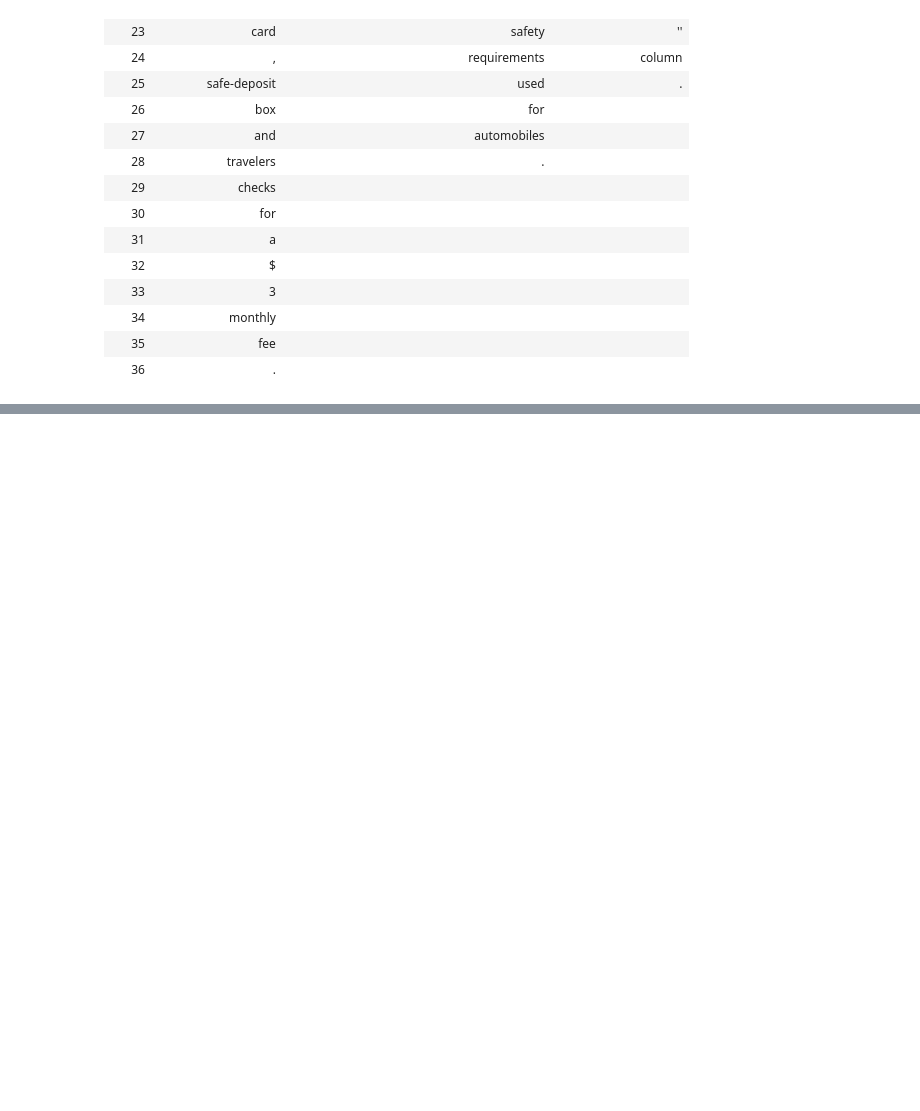
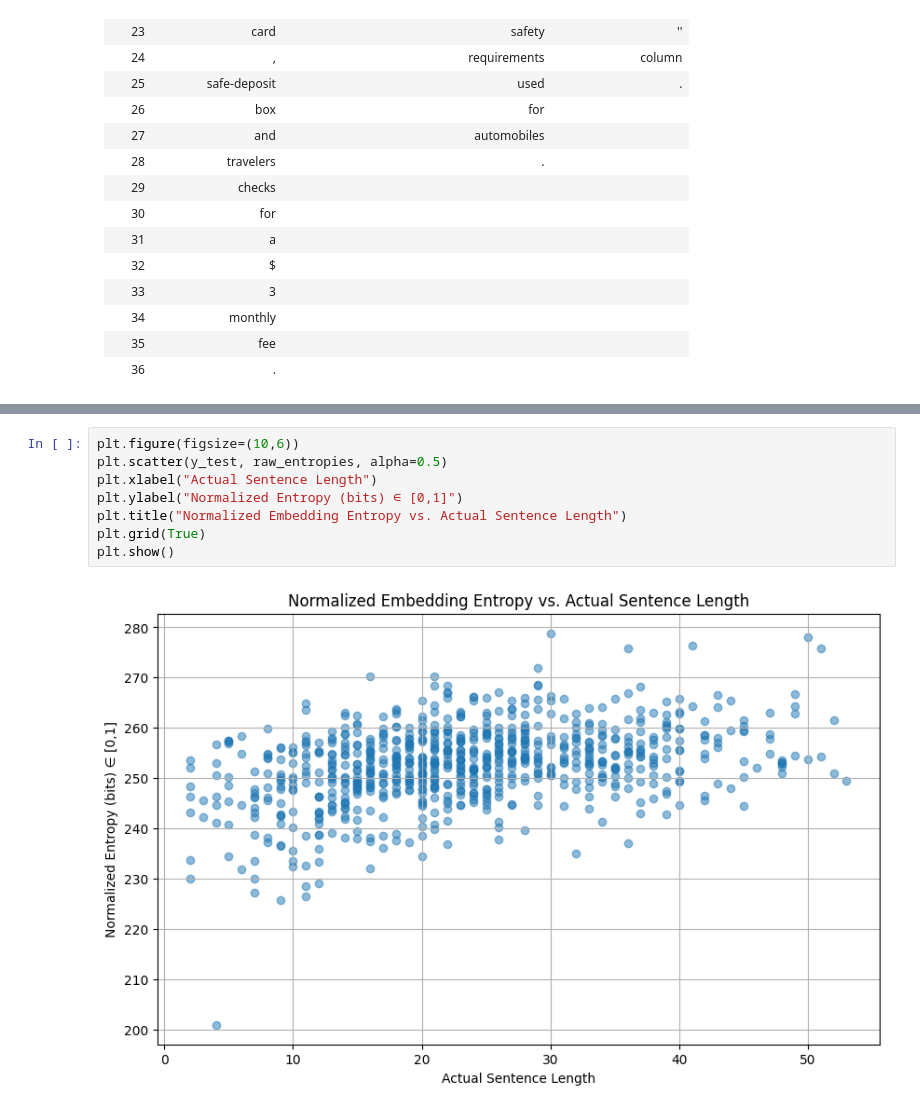
Before and after one commit to LarsHeijnennn/Internship, a Jupyter notebook: modeling/sentence_length.ipynb, the cells around one changed output, grey strips where cells are left out. Cells and saved outputs as stored; diff of their text form; blank space fills up the shorter version.

```diff
--- a/modeling/sentence_length.ipynb
+++ b/modeling/sentence_length.ipynb
@@ -360,0 +365,10 @@ Norm Entropy Mean: 0.965
+# %%
+plt.figure(figsize=(10,6))
+plt.scatter(y_test, raw_entropies, alpha=0.5)
+plt.xlabel("Actual Sentence Length")
+plt.ylabel("Normalized Entropy (bits) ∈ [0,1]")
+plt.title("Normalized Embedding Entropy vs. Actual Sentence Length")
+plt.grid(True)
+plt.show()
+# %% [output]
+[figure, added]
```
Also changed, not shown: parts of 4 cells of this notebook, 3 other files.
